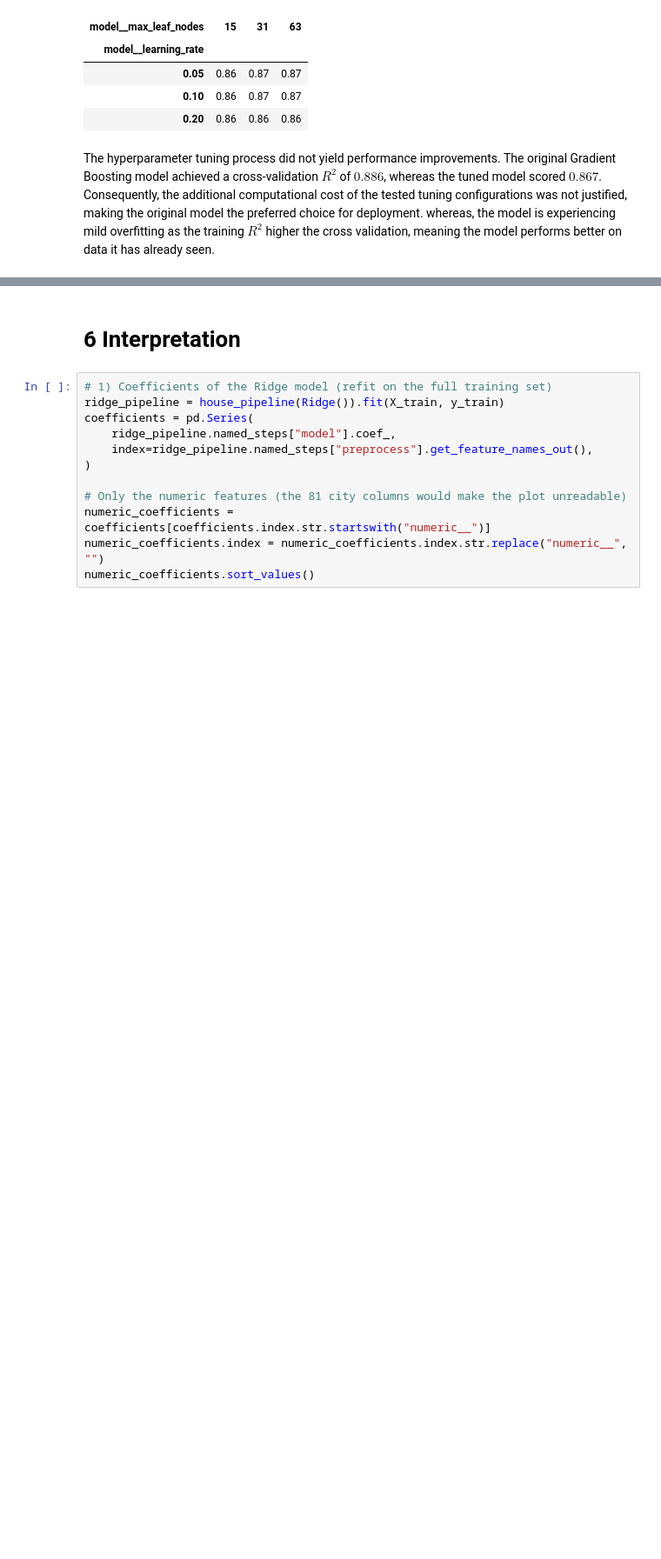
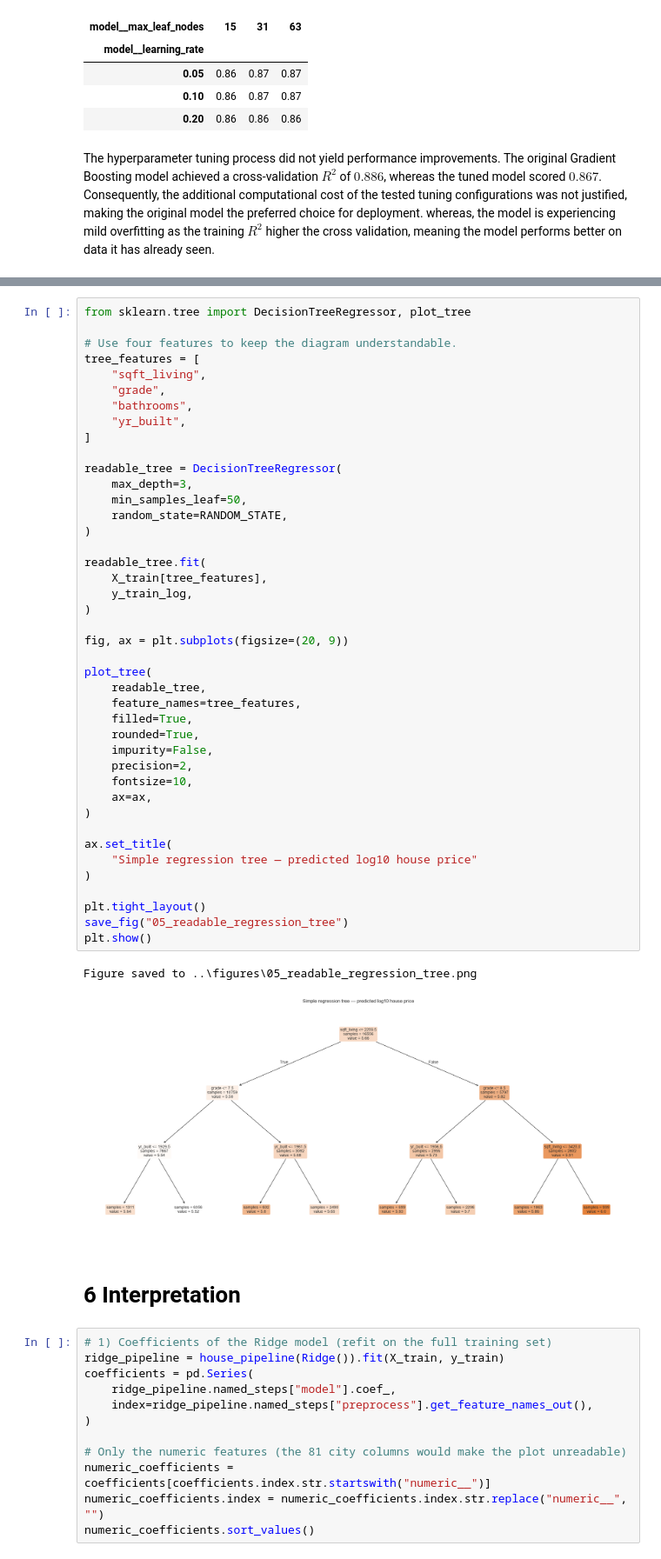
Before and after one commit to iaac-maai/2-day2-assignment, a Jupyter notebook: notebook/supervised_learning.ipynb, the cells around one changed output, grey strips where cells are left out. Shown at 87% size. Drawn from its saved outputs; the diff is of its cells as text; blank space fills up the shorter version.

```diff
--- a/notebook/supervised_learning.ipynb
+++ b/notebook/supervised_learning.ipynb
@@ -507,3 +785,48 @@ The hyperparameter tuning process did not yield performance improvements. The or
+# %%
+from sklearn.tree import DecisionTreeRegressor, plot_tree
+
+# Use four features to keep the diagram understandable.
+tree_features = [
+    "sqft_living",
+    "grade",
+    "bathrooms",
+    "yr_built",
+]
+
+readable_tree = DecisionTreeRegressor(
+    max_depth=3,
+    min_samples_leaf=50,
+    random_state=RANDOM_STATE,
+)
+
+readable_tree.fit(
+    X_train[tree_features],
+    y_train_log,
+)
+
+fig, ax = plt.subplots(figsize=(20, 9))
+
+plot_tree(
+    readable_tree,
+    feature_names=tree_features,
+    filled=True,
+    rounded=True,
+    impurity=False,
+    precision=2,
+    fontsize=10,
+    ax=ax,
+)
+
+ax.set_title(
+    "Simple regression tree — predicted log10 house price"
+)
+
+plt.tight_layout()
+save_fig("05_readable_regression_tree")
+plt.show()
+# %% [output]
+Figure saved to ..\figures\05_readable_regression_tree.png
+[figure, added]
 # %% [markdown]
 # 6 Interpretation
 # %%
```
Also changed, not shown: parts of 18 cells of this notebook, 3 other files.
